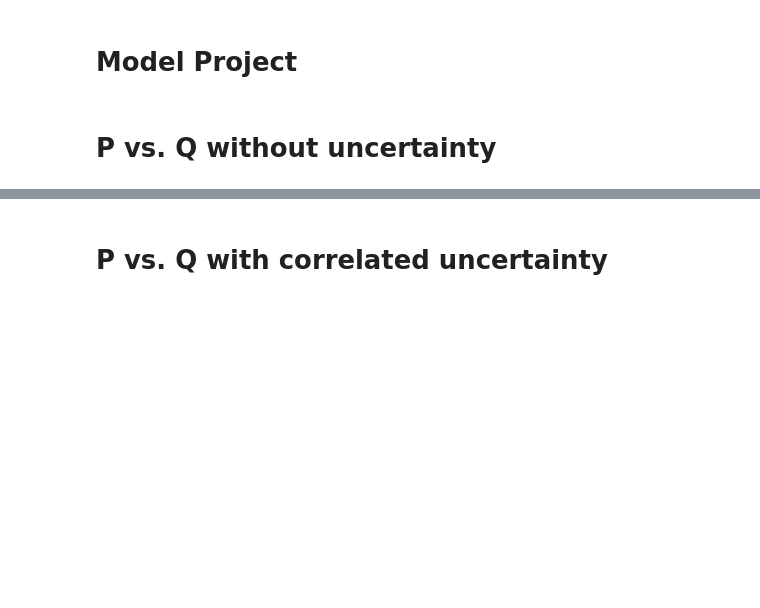
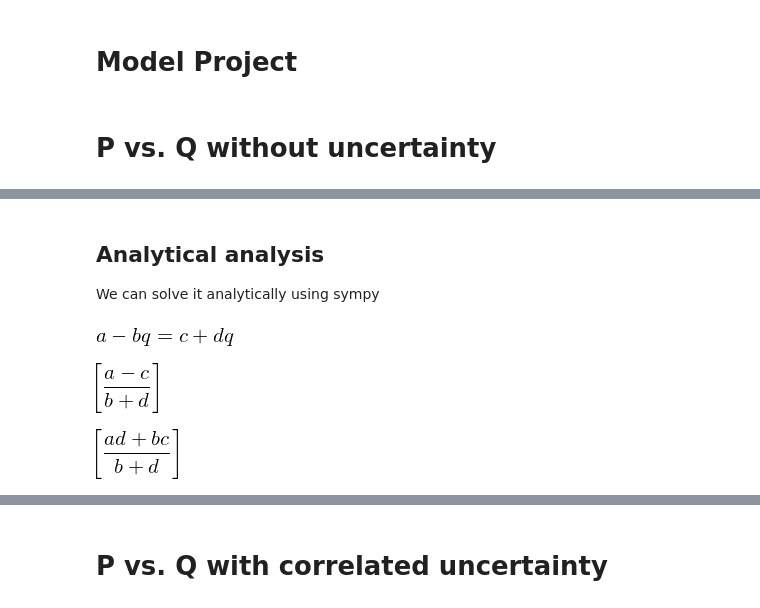
Before and after one commit to NumEconCopenhagen/projects-2019-teamghita, a Jupyter notebook: modelproject/personal/Mikkel/ModelProject.ipynb, the cells around one changed output, grey strips where cells are left out. Drawn from its saved outputs; the diff is of its cells as text; code cells hidden in the pictures; blank space fills up the shorter version.

```diff
--- a/modelproject/personal/Mikkel/ModelProject.ipynb
+++ b/modelproject/personal/Mikkel/ModelProject.ipynb
@@ -69,0 +58,30 @@ budget_constraint
+# %% [markdown]
+## Analytical analysis
+We can solve it analytically using sympy
+# %%
+a = sm.symbols('a')
+b = sm.symbols('b')
+c = sm.symbols('c')
+d = sm.symbols('d')
+q = sm.symbols('q')
+p = sm.symbols('p')
+
+#First we set marginal cost and benefit equal
+equilibrium = sm.Eq(a-b*q,c+d*q)
+equilibrium
+# %% [output]
+[figure, added]
+# %%
+#Solve for q
+opt_q = sm.solve(equilibrium,q)
+opt_q
+# %% [output]
+[figure, added]
+# %%
+#Solve for P
+MC = sm.Eq(c+d*q,p)
+MC_subs = MC.subs(q,opt_q[0])
+opt_p = sm.solve(MC_subs,p)
+opt_p
+# %% [output]
+[figure, added]
```
Also changed, not shown: parts of 39 cells of this notebook.
